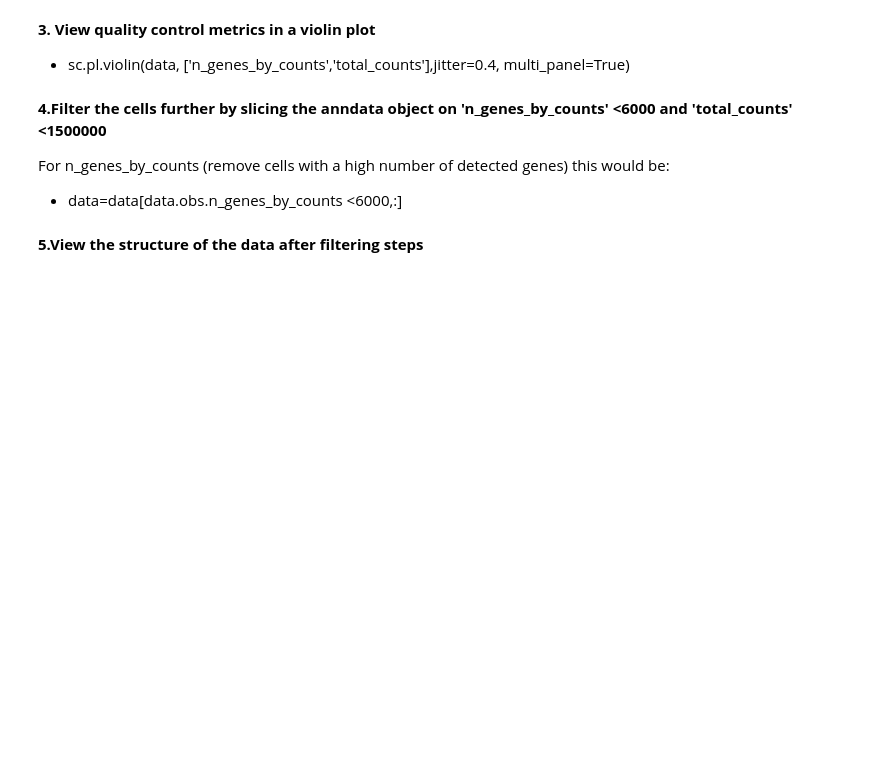
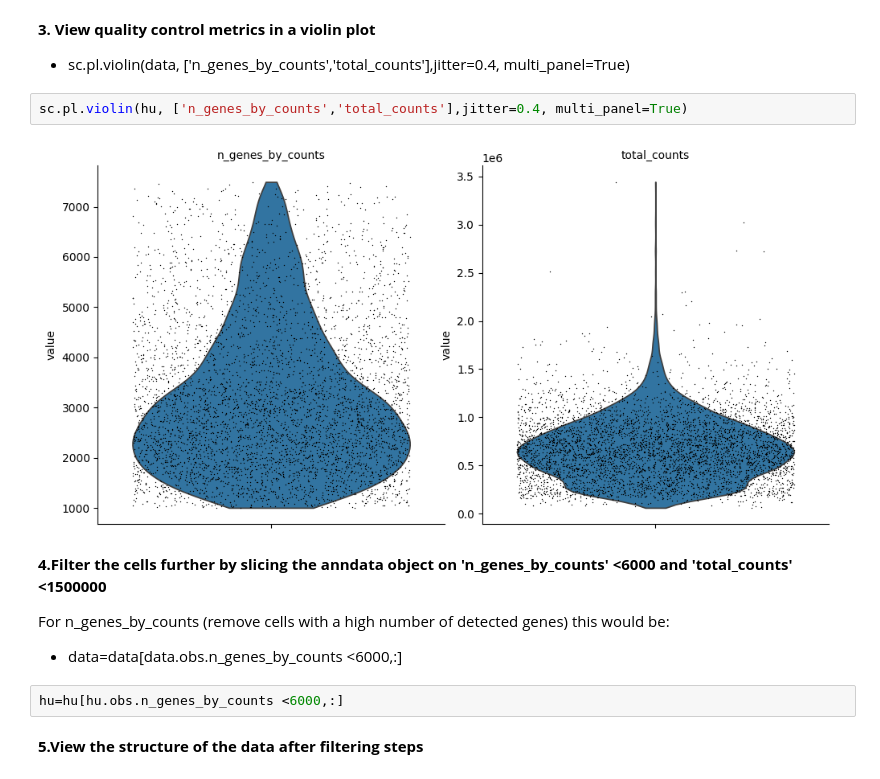
Before and after one commit to terencegarner/scRNAseqtutorial, a Jupyter notebook: Day_1.ipynb, the cells around one changed output. Saved outputs shown, nothing was run; the diff lists cells and outputs as text; blank space fills up the shorter version.

```diff
--- a/Day_1.ipynb
+++ b/Day_1.ipynb
@@ -115,10 +115,16 @@ sc.pp.calculate_qc_metrics(hu, percent_top=(50,100,200,500),inplace=True, log1p=
 # %% [markdown]
 **3. View quality control metrics in a violin plot**
 * sc.pl.violin(data, ['n_genes_by_counts','total_counts'],jitter=0.4, multi_panel=True)
+# %%
+sc.pl.violin(hu, ['n_genes_by_counts','total_counts'],jitter=0.4, multi_panel=True)
+# %% [output]
+[figure, added]
 # %% [markdown]
 **4.Filter the cells further by slicing the anndata object on 'n_genes_by_counts' <6000 and 'total_counts' <1500000**
 
 For n_genes_by_counts (remove cells with a high number of detected genes) this would be:
 * data=data[data.obs.n_genes_by_counts <6000,:]
+# %%
+hu=hu[hu.obs.n_genes_by_counts <6000,:]
 # %% [markdown]
 **5.View the structure of the data after filtering steps**
```
Also changed, not shown: parts of 16 cells of this notebook.
